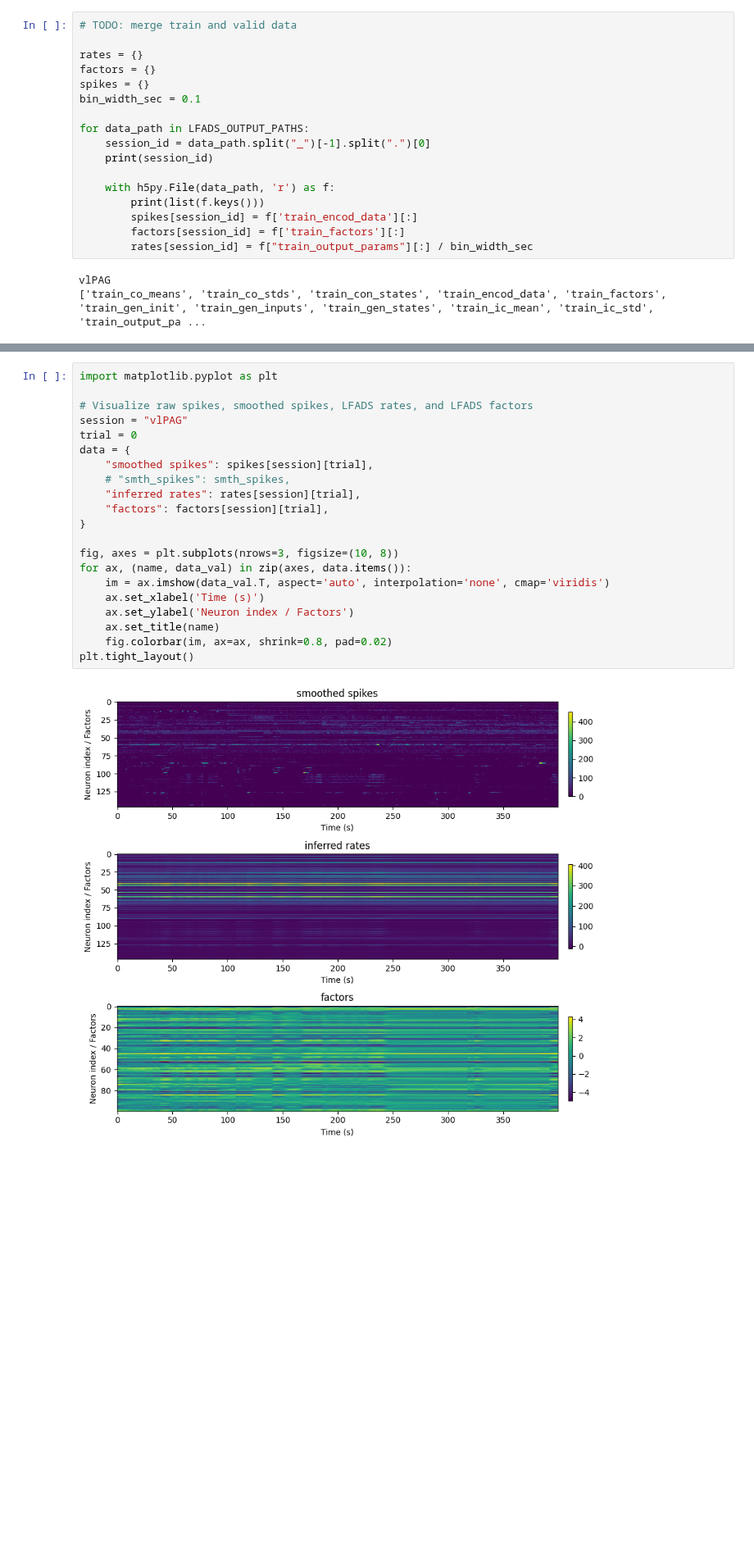
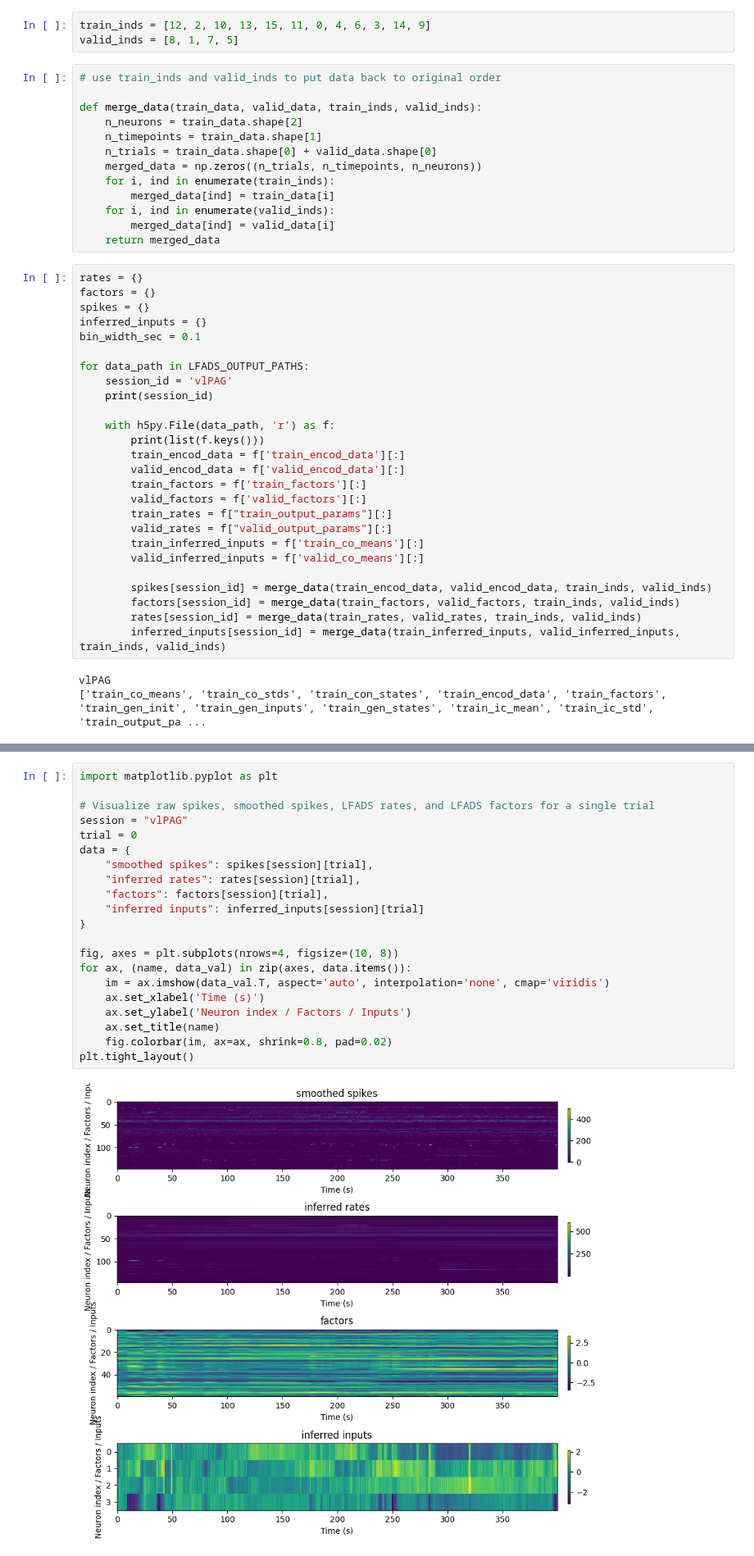
Before and after one commit to wkemilylau/iib_project_lfads, a Jupyter notebook: tutorials/multisession/bst-vlpag-eval.ipynb, the cells around one changed output, grey strips where cells are left out. Shown at 82% size. Cells and saved outputs as stored; diff of their text form; blank space fills up the shorter version.

```diff
--- a/tutorials/multisession/bst-vlpag-eval.ipynb
+++ b/tutorials/multisession/bst-vlpag-eval.ipynb
@@ -37,20 +37,45 @@ LFADS_OUTPUT_PATHS
+# %%
+train_inds = [12, 2, 10, 13, 15, 11, 0, 4, 6, 3, 14, 9]
+valid_inds = [8, 1, 7, 5]
+# %%
+# use train_inds and valid_inds to put data back to original order
+
+def merge_data(train_data, valid_data, train_inds, valid_inds):
+    n_neurons = train_data.shape[2]
+    n_timepoints = train_data.shape[1]
+    n_trials = train_data.shape[0] + valid_data.shape[0]
+    merged_data = np.zeros((n_trials, n_timepoints, n_neurons))
+    for i, ind in enumerate(train_inds):
+        merged_data[ind] = train_data[i]
+    for i, ind in enumerate(valid_inds):
+        merged_data[ind] = valid_data[i]
+    return merged_data
 # %%
-# TODO: merge train and valid data
-
 rates = {}
 factors = {}
 spikes = {}
+inferred_inputs = {}
 bin_width_sec = 0.1
 
 for data_path in LFADS_OUTPUT_PATHS:
-    session_id = data_path.split("_")[-1].split(".")[0]
+    session_id = 'vlPAG'
     print(session_id)
 
     with h5py.File(data_path, 'r') as f:
         print(list(f.keys()))
-        spikes[session_id] = f['train_encod_data'][:]
-        factors[session_id] = f['train_factors'][:]
-        rates[session_id] = f["train_output_params"][:] / bin_width_sec
+        train_encod_data = f['train_encod_data'][:]
+        valid_encod_data = f['valid_encod_data'][:]
+        train_factors = f['train_factors'][:]
+        valid_factors = f['valid_factors'][:]
+        train_rates = f["train_output_params"][:]
+        valid_rates = f["valid_output_params"][:]
+        train_inferred_inputs = f['train_co_means'][:]
+        valid_inferred_inputs = f['valid_co_means'][:]
+
+        spikes[session_id] = merge_data(train_encod_data, valid_encod_data, train_inds, valid_inds)
+        factors[session_id] = merge_data(train_factors, valid_factors, train_inds, valid_inds)
+        rates[session_id] = merge_data(train_rates, valid_rates, train_inds, valid_inds)
+        inferred_inputs[session_id] = merge_data(train_inferred_inputs, valid_inferred_inputs, train_inds, valid_inds)
 # %% [output]
 vlPAG
 ['train_co_means', 'train_co_stds', 'train_con_states', 'train_encod_data', 'train_factors', 'train_gen_init', 'train_gen_inputs', 'train_gen_states', 'train_ic_mean', 'train_ic_std', 'train_output_pa ...
@@ -61,26 +86,26 @@ spikes['vlPAG'].shape
 # %%
 import matplotlib.pyplot as plt
 
-# Visualize raw spikes, smoothed spikes, LFADS rates, and LFADS factors
+# Visualize raw spikes, smoothed spikes, LFADS rates, and LFADS factors for a single trial
 session = "vlPAG"
 trial = 0
 data = {
     "smoothed spikes": spikes[session][trial],
-    # "smth_spikes": smth_spikes,
     "inferred rates": rates[session][trial],
     "factors": factors[session][trial],
+    "inferred inputs": inferred_inputs[session][trial]
 }
 
-fig, axes = plt.subplots(nrows=3, figsize=(10, 8))
+fig, axes = plt.subplots(nrows=4, figsize=(10, 8))
 for ax, (name, data_val) in zip(axes, data.items()):
     im = ax.imshow(data_val.T, aspect='auto', interpolation='none', cmap='viridis')
     ax.set_xlabel('Time (s)')
-    ax.set_ylabel('Neuron index / Factors')
+    ax.set_ylabel('Neuron index / Factors / Inputs')
     ax.set_title(name)
     fig.colorbar(im, ax=ax, shrink=0.8, pad=0.02)
 plt.tight_layout()
 # %% [output]
-[figure, old version]
+[figure, new version]
 # %% [markdown]
 As an additional check, we can plot the PSTHs of the LFADS rates to verify if they are comparable to the empirical PSTHs obtained using smoothed spikes.
 For simplicity, we do this for a single session and 20 neurons below.
```
Also changed, not shown: parts of 9 cells of this notebook, 6 other files.
